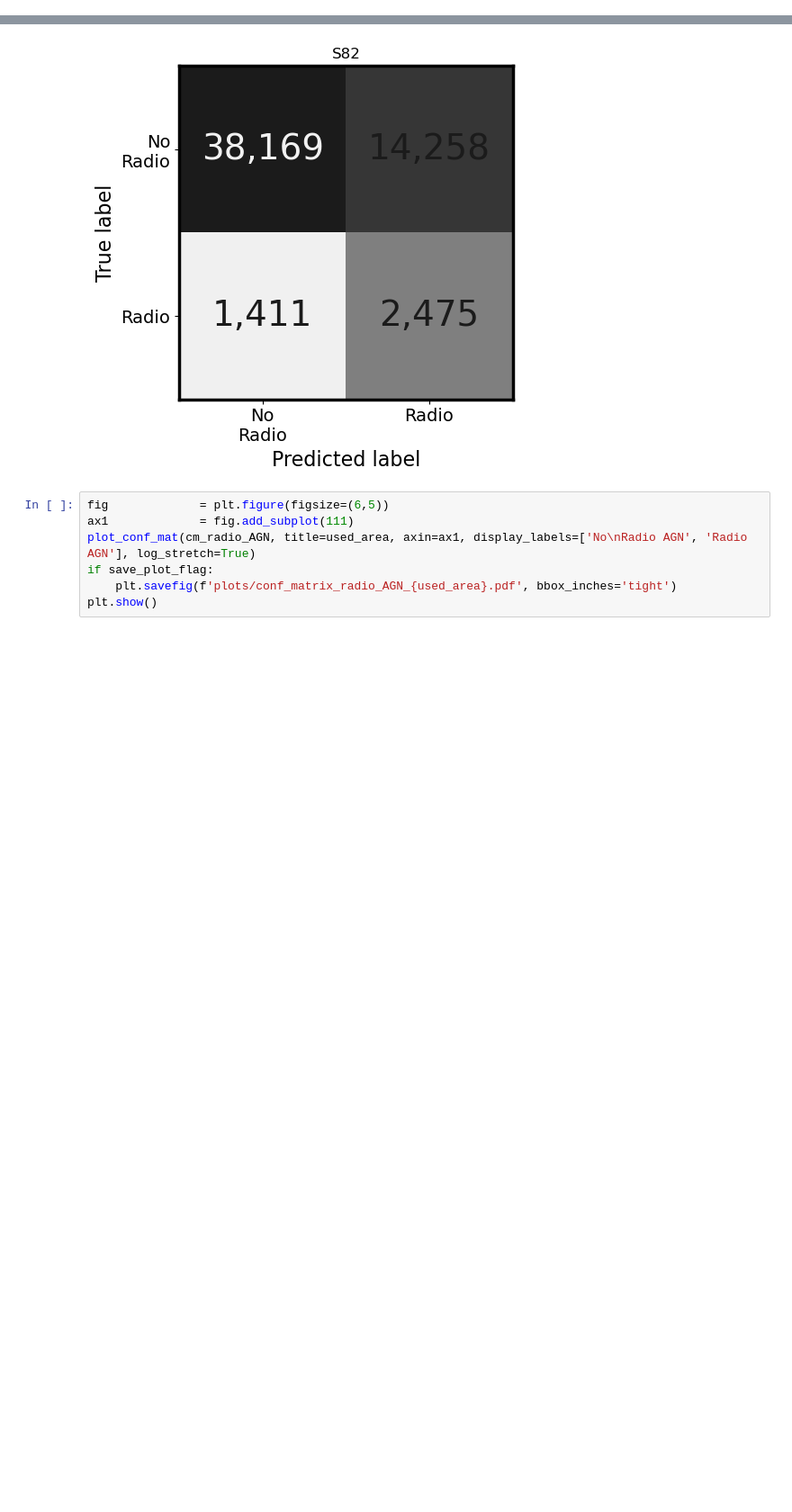
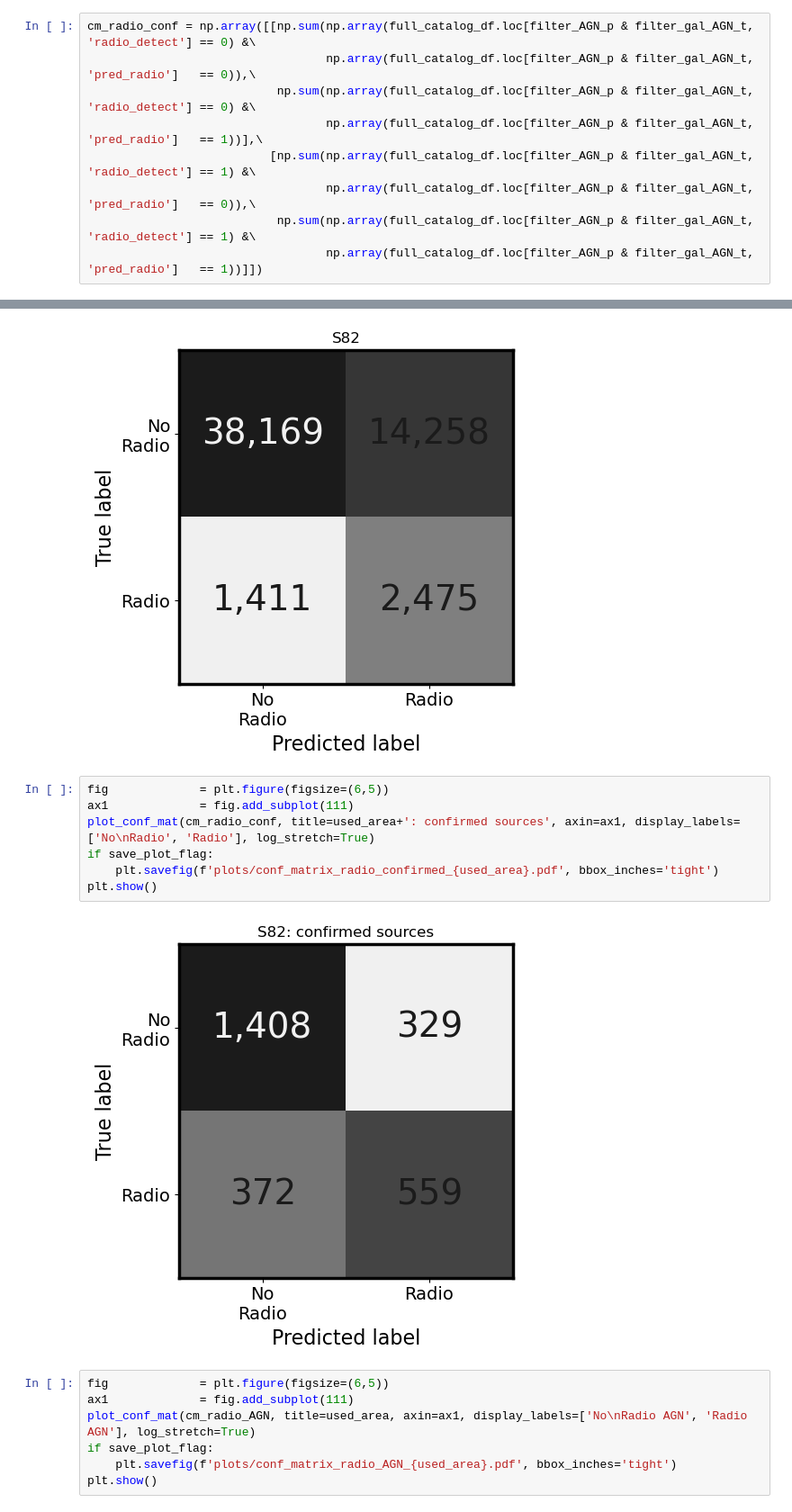
Before and after one commit to racarvajal/Pipeline_RG_z_ML, a Jupyter notebook: ML_12.ipynb, the cells around one changed output, grey strips where cells are left out. Shown at 90% size. Drawn from its saved outputs; the diff is of its cells as text; blank space fills up the shorter version.

Commit message:
add extra metrics for confirmed sources

```diff
--- a/ML_12.ipynb
+++ b/ML_12.ipynb
@@ -422,0 +429,9 @@ cm_AGN_large = np.array([[np.sum(np.array(full_catalog_df.loc[:, 'class'] == 0)
+# %%
+cm_radio_conf = np.array([[np.sum(np.array(full_catalog_df.loc[filter_AGN_p & filter_gal_AGN_t, 'radio_detect'] == 0) &\
+                                  np.array(full_catalog_df.loc[filter_AGN_p & filter_gal_AGN_t, 'pred_radio']   == 0)),\
+                           np.sum(np.array(full_catalog_df.loc[filter_AGN_p & filter_gal_AGN_t, 'radio_detect'] == 0) &\
+                                  np.array(full_catalog_df.loc[filter_AGN_p & filter_gal_AGN_t, 'pred_radio']   == 1))],\
+                          [np.sum(np.array(full_catalog_df.loc[filter_AGN_p & filter_gal_AGN_t, 'radio_detect'] == 1) &\
+                                  np.array(full_catalog_df.loc[filter_AGN_p & filter_gal_AGN_t, 'pred_radio']   == 0)),\
+                           np.sum(np.array(full_catalog_df.loc[filter_AGN_p & filter_gal_AGN_t, 'radio_detect'] == 1) &\
+                                  np.array(full_catalog_df.loc[filter_AGN_p & filter_gal_AGN_t, 'pred_radio']   == 1))]])
@@ -874,6 +952,15 @@ if save_plot_flag:
 plt.show()
 # %% [output]
 [figure]
+# %%
+fig             = plt.figure(figsize=(6,5))
+ax1             = fig.add_subplot(111)
+plot_conf_mat(cm_radio_conf, title=used_area+': confirmed sources', axin=ax1, display_labels=['No\nRadio', 'Radio'], log_stretch=True)
+if save_plot_flag:
+    plt.savefig(f'plots/conf_matrix_radio_confirmed_{used_area}.pdf', bbox_inches='tight')
+plt.show()
+# %% [output]
+[figure, added]
 # %%
 fig             = plt.figure(figsize=(6,5))
 ax1             = fig.add_subplot(111)
```
Also changed, not shown: parts of 17 cells of this notebook.
